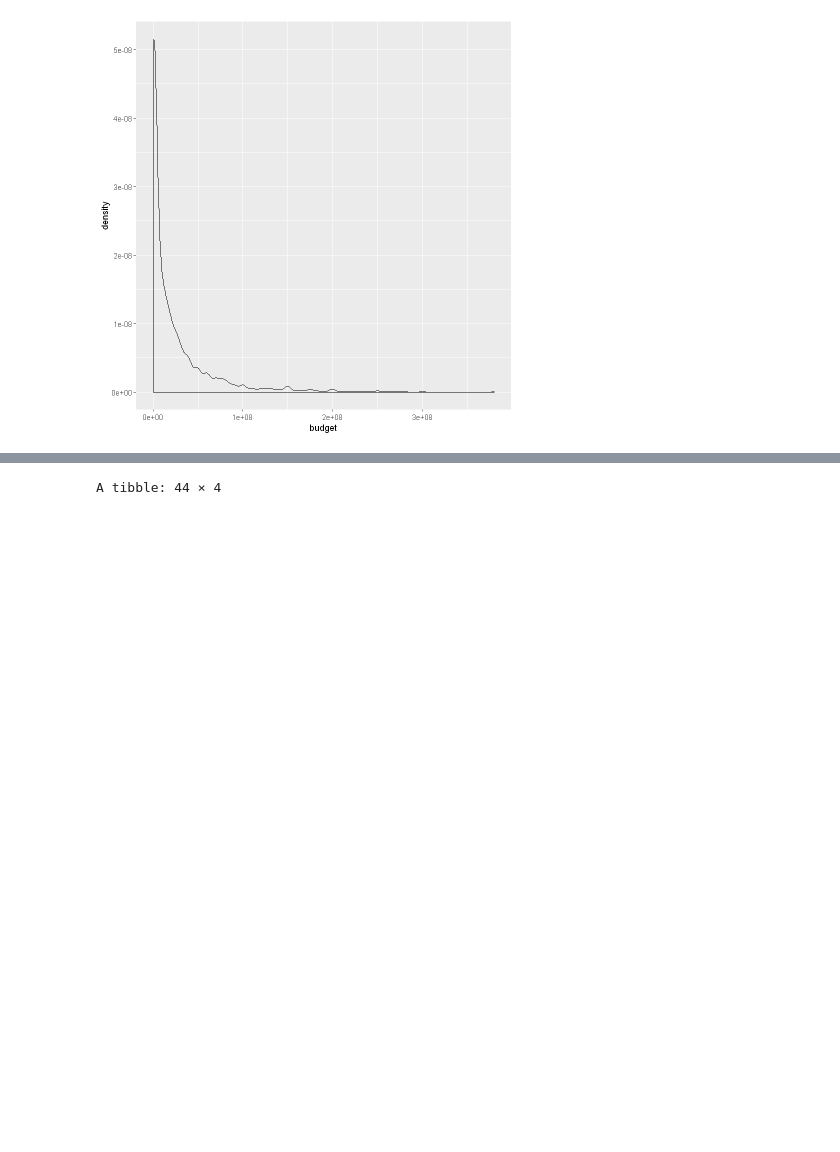
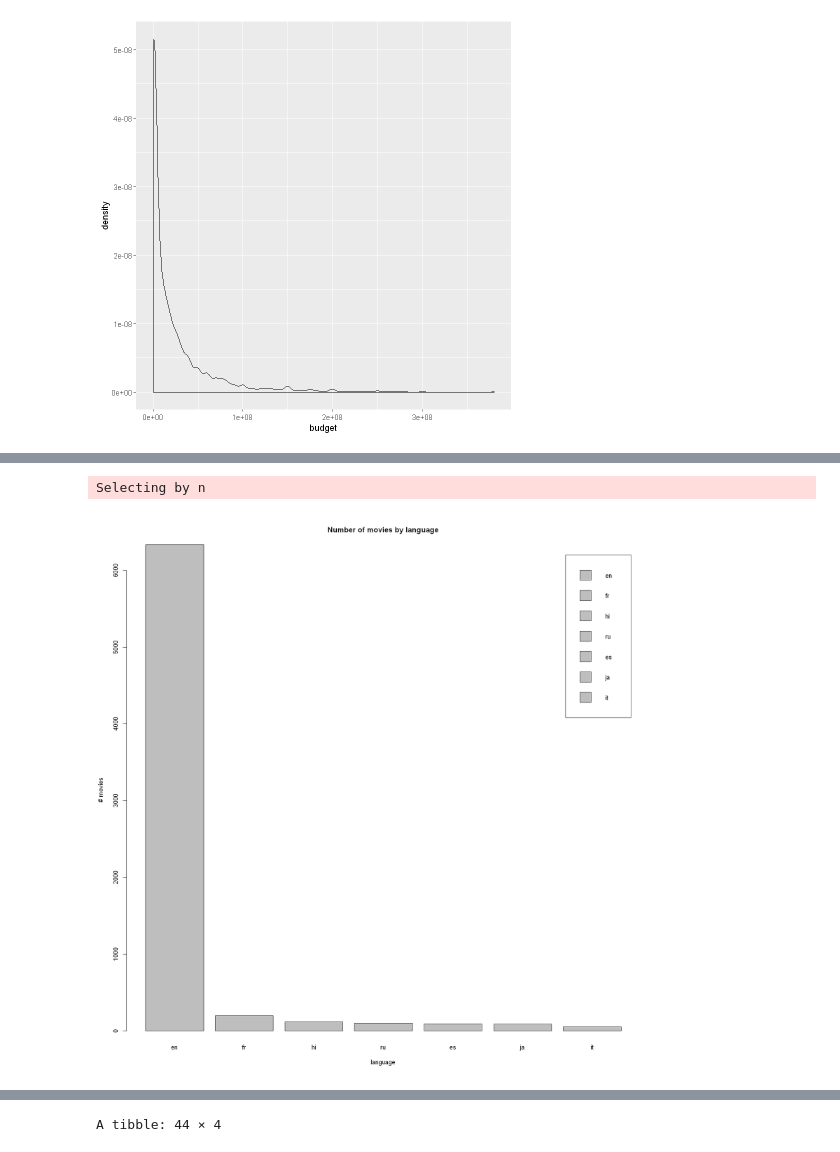
Before and after one commit to dannyvaks/DataScience, a Jupyter notebook: stats/HomeWork No. 4.ipynb, the cells around one changed output, grey strips where cells are left out. Saved outputs shown, nothing was run; the diff lists cells and outputs as text; code cells hidden in the pictures; blank space fills up the shorter version.

```diff
--- a/stats/HomeWork No. 4.ipynb
+++ b/stats/HomeWork No. 4.ipynb
@@ -133,0 +165,7 @@ ggplot(data=movies_ff) +
+# %%
+#language original
+lang_count <- movies_ff %>% group_by(original_language) %>% summarise(n=n()) %>% arrange(desc(n)) %>% top_n(7)
+barplot(lang_count$n,main="Number of movies by language",legend.text = lang_count[[1]], names.arg = lang_count[[1]] ,xlab="language",ylab="# movies")
+# %% [output]
+Selecting by n
+[figure, added]
```
Also changed, not shown: parts of 15 cells of this notebook, 1 other file.
